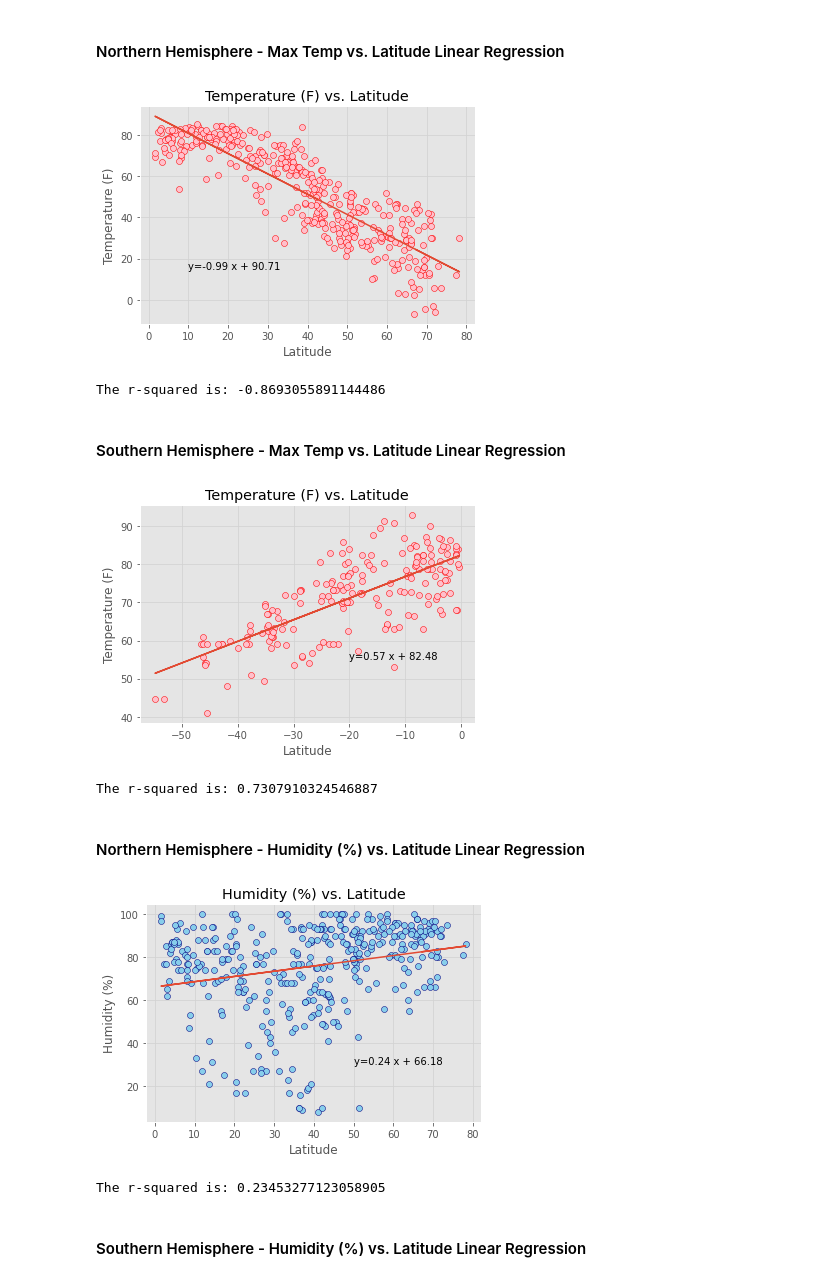
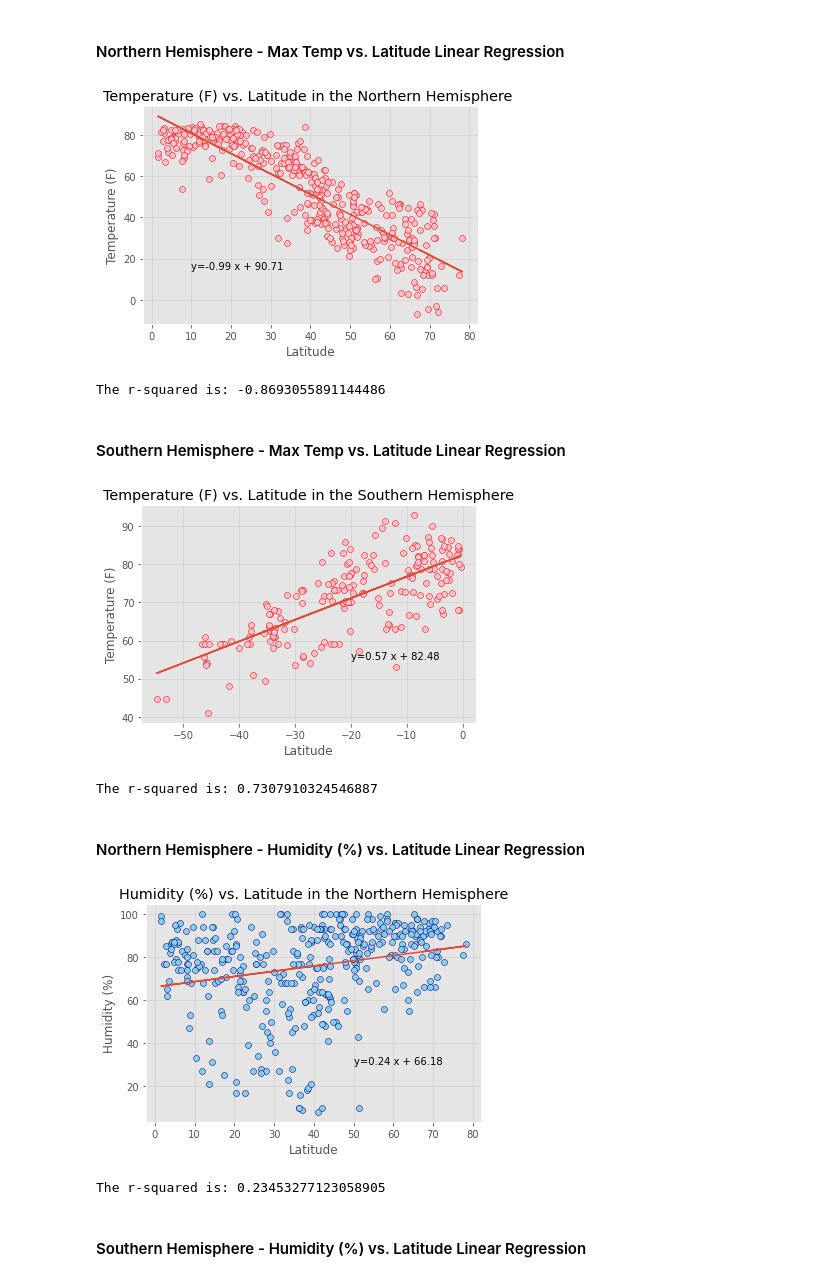
Before and after one commit to pauish/python-api-challenge, a Jupyter notebook: WeatherPy.ipynb, the cells around one changed output. Drawn from its saved outputs; the diff is of its cells as text; code cells hidden in the pictures.

```diff
--- a/WeatherPy.ipynb
+++ b/WeatherPy.ipynb
@@ -228,32 +234,32 @@ southern.reset_index(inplace=True)
 # %%
 plt.scatter(northern["Latitude"], northern["Max Temp"],edgecolors="red",facecolors="pink",)
 plt.grid (b=True,which="major",axis="both",linestyle="-",color="lightgray")
-plt.title(f"Temperature (F) vs. Latitude")
+plt.title(f"Temperature (F) vs. Latitude in the Northern Hemisphere ")
 plt.xlabel("Latitude")
 plt.ylabel("Temperature (F)")
 
 (slope, intercept, rvalue, pvalue, stderr) = stats.linregress(northern["Latitude"], northern["Max Temp"])
 predict = slope * northern["Latitude"] + intercept
 northern["predict"] = predict
 plt.plot(northern["Latitude"], northern["predict"])
 
 
 line_eq = f"y={round(slope,2)} x + {round(intercept,2)}"
 
 
 plt.annotate(line_eq, (10,15))
 plt.show()
 
 print(f"The r-squared is: {rvalue}")
 # %% [output]
-[figure, old version]
+[figure, new version]
 The r-squared is: -0.8693055891144486
 # %% [markdown]
 ####  Southern Hemisphere - Max Temp vs. Latitude Linear Regression
 # %%
 plt.scatter(southern["Latitude"], southern["Max Temp"],edgecolors="red",facecolors="pink")
 plt.grid (b=True,which="major",axis="both",linestyle="-",color="lightgray")
-plt.title(f"Temperature (F) vs. Latitude")
+plt.title(f"Temperature (F) vs. Latitude in the Southern Hemisphere")
 plt.xlabel("Latitude")
 plt.ylabel("Temperature (F)")
 
@@ -271,14 +277,14 @@ plt.show()
 
 print(f"The r-squared is: {rvalue}")
 # %% [output]
-[figure, old version]
+[figure, new version]
 The r-squared is: 0.7307910324546887
 # %% [markdown]
 ####  Northern Hemisphere - Humidity (%) vs. Latitude Linear Regression
 # %%
 plt.scatter(northern["Latitude"], northern["Humidity"],edgecolors="navy",facecolors="skyblue")
 plt.grid (b=True,which="major",axis="both",linestyle="-",color="lightgray")
-plt.title(f"Humidity (%) vs. Latitude")
+plt.title(f"Humidity (%) vs. Latitude in the Northern Hemisphere")
 plt.xlabel("Latitude")
 plt.ylabel("Humidity (%)")
 
@@ -297,7 +303,7 @@ plt.show()
 
 print(f"The r-squared is: {rvalue}")
 # %% [output]
-[figure, old version]
+[figure, new version]
 The r-squared is: 0.23453277123058905
 # %% [markdown]
 ####  Southern Hemisphere - Humidity (%) vs. Latitude Linear Regression
```
Also changed, not shown: parts of 6 cells of this notebook, 1 other file.
